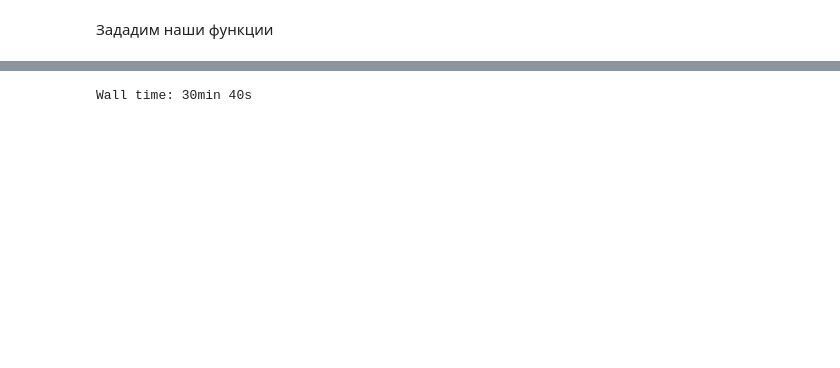
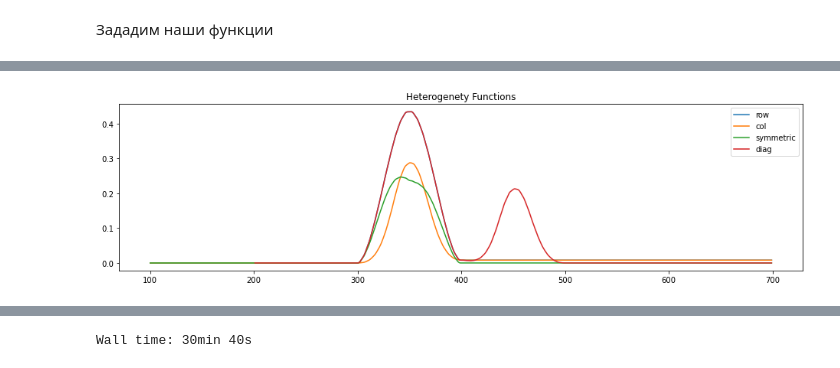
Before and after one commit to Loulaan/researchWork, a Jupyter notebook: freqTests.ipynb, the cells around one changed output, grey strips where cells are left out. Saved outputs shown, nothing was run; the diff lists cells and outputs as text; code cells hidden in the pictures; blank space fills up the shorter version.

```diff
--- a/freqTests.ipynb
+++ b/freqTests.ipynb
@@ -79,0 +214,4 @@ fOutlierNoise = fOutlier + eps
+# %%
+tmp = generate_hm_for_series(generate_series((1/10, 1/10.1)), which_heterogeneity)['Permanent'].plotHeterFunc()
+# %% [output]
+[figure, added]
```
Also changed, not shown: parts of 45 cells of this notebook, 6 other files.
